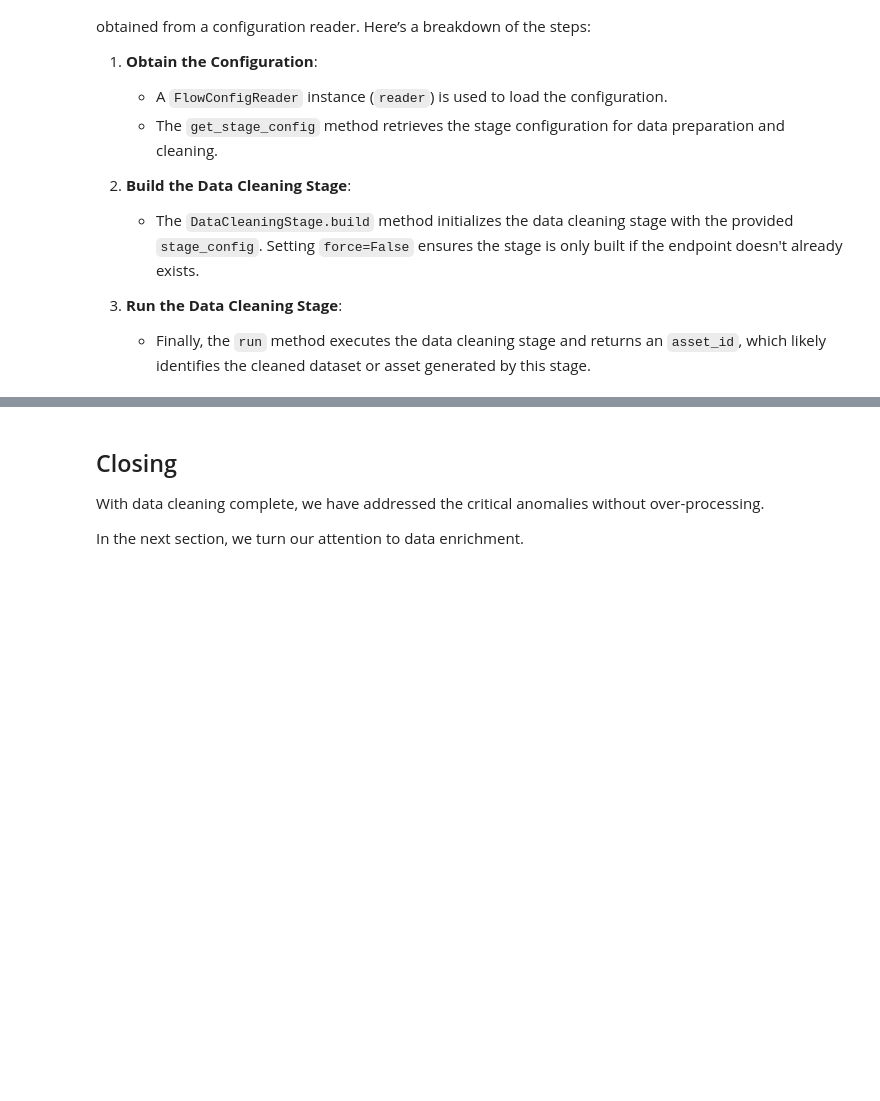
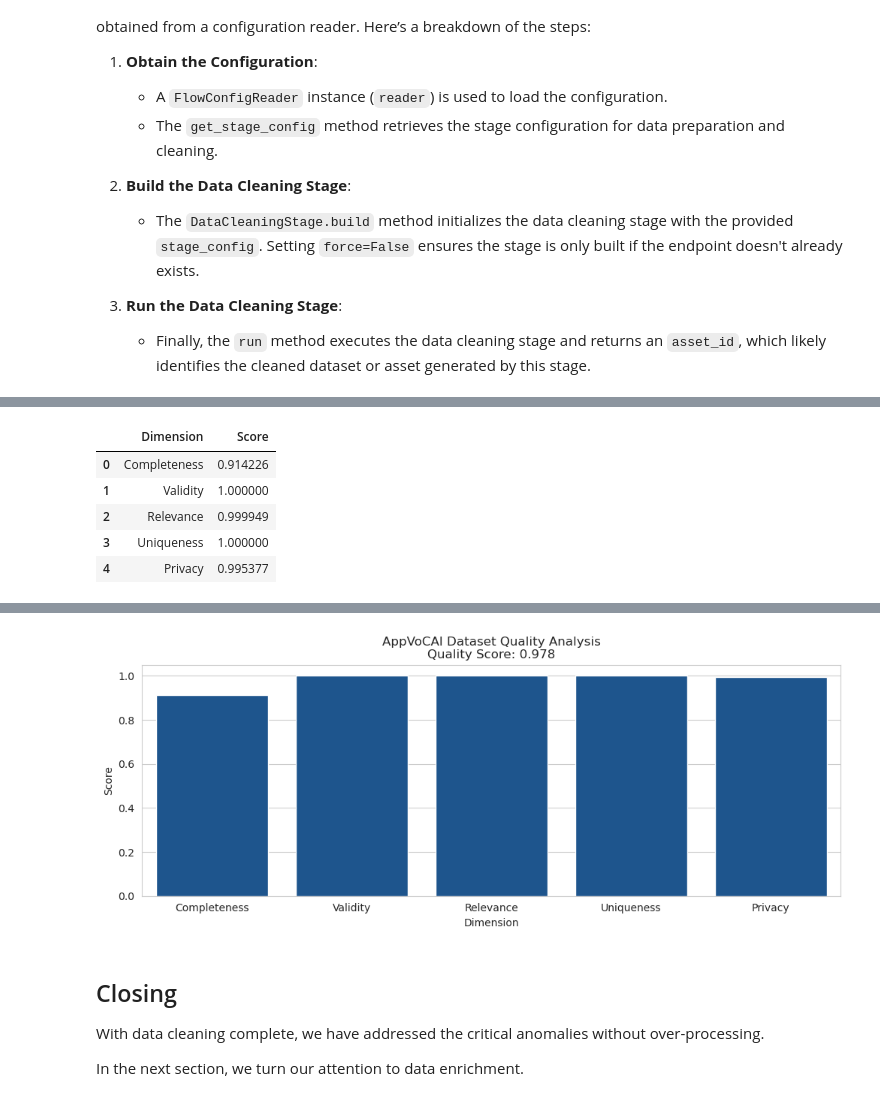
Before and after one commit to variancexplained/genai-lab-slm, a Jupyter notebook: notebooks/content/01_dataprep/06_clean.ipynb, the cells around one changed output, grey strips where cells are left out. Drawn from its saved outputs; the diff is of its cells as text; code cells hidden in the pictures; blank space fills up the shorter version.

```diff
--- a/notebooks/content/01_dataprep/06_clean.ipynb
+++ b/notebooks/content/01_dataprep/06_clean.ipynb
@@ -190,0 +240,3 @@ To adjust logging level use sc.setLogLevel(newLevel). For SparkR, use setLogLeve
+# %%
+dcr = DataCleaningAnalysis()
+dcr.compare()
@@ -190,0 +252,3 @@ To adjust logging level use sc.setLogLevel(newLevel). For SparkR, use setLogLeve
+# %%
+dcr.analyze_quality()
+# %% [output]
@@ -190,0 +272,6 @@ To adjust logging level use sc.setLogLevel(newLevel). For SparkR, use setLogLeve
+|  | Dimension | Score |
+| 0 | Completeness | 0.914226 |
+| 1 | Validity | 1.000000 |
+| 2 | Relevance | 0.999949 |
+| 3 | Uniqueness | 1.000000 |
+| 4 | Privacy | 0.995377 |
@@ -191,3 +295,4 @@ To adjust logging level use sc.setLogLevel(newLevel). For SparkR, use setLogLeve
+[figure, added]
 # %% [markdown]
 ## Closing
 With data cleaning complete, we have addressed the critical anomalies without over-processing.
```
Also changed, not shown: parts of 9 cells of this notebook, 12 other files.
